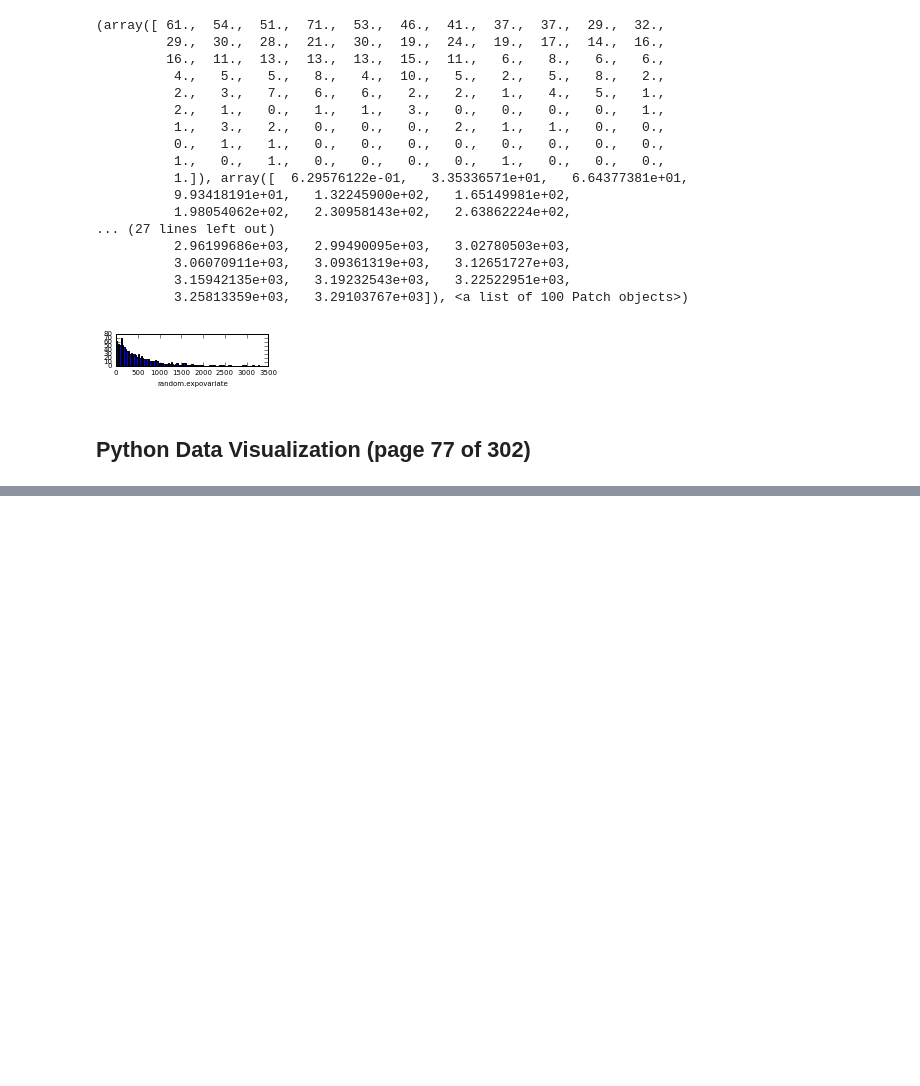
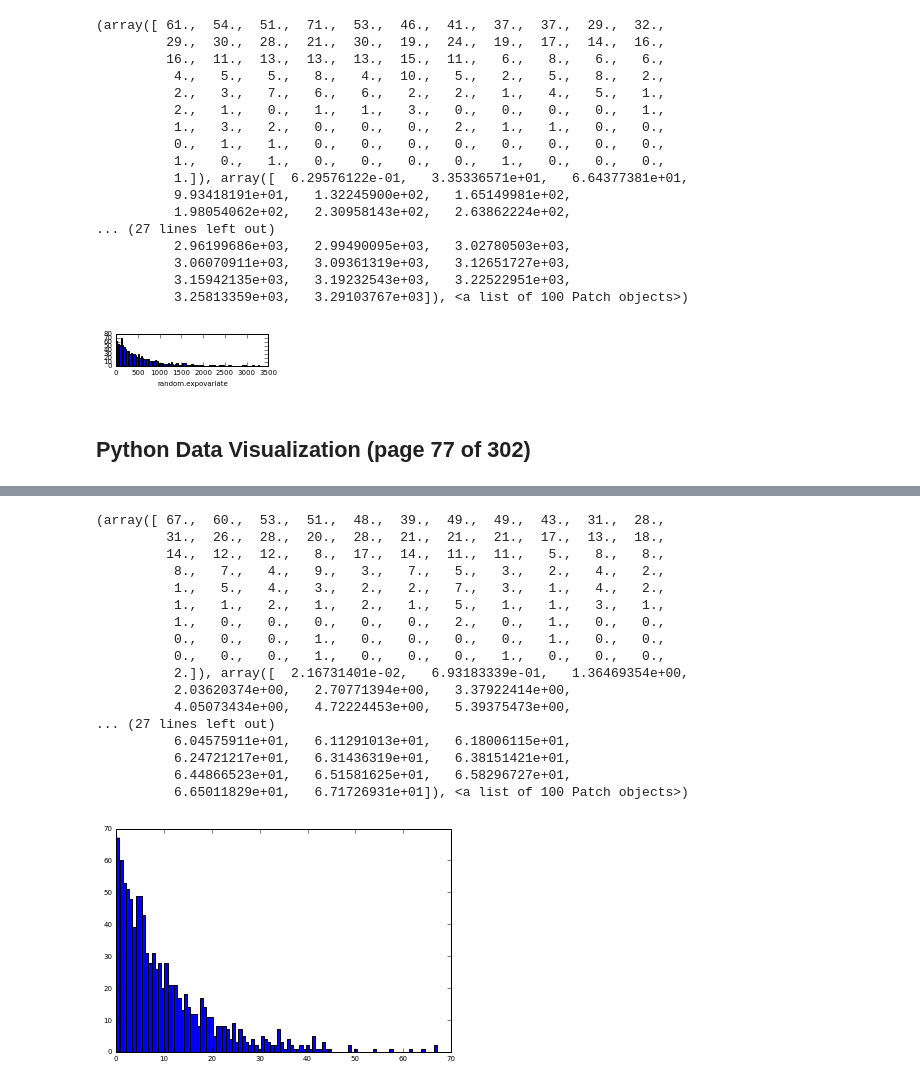
Before and after one commit to sawsimeon/Rnewbie, a Jupyter notebook: Python Data Visualization.ipynb, the cells around one changed output, grey strips where cells are left out. Drawn from its saved outputs; the diff is of its cells as text; code cells hidden in the pictures; blank space fills up the shorter version.

```diff
--- a/Python Data Visualization.ipynb
+++ b/Python Data Visualization.ipynb
@@ -404,0 +434,21 @@ plt.hist(res, buckets)
+# %%
+plt.hist(res, buckets)
+# %% [output]
+(array([ 67.,  60.,  53.,  51.,  48.,  39.,  49.,  49.,  43.,  31.,  28.,
+         31.,  26.,  28.,  20.,  28.,  21.,  21.,  21.,  17.,  13.,  18.,
+         14.,  12.,  12.,   8.,  17.,  14.,  11.,  11.,   5.,   8.,   8.,
+          8.,   7.,   4.,   9.,   3.,   7.,   5.,   3.,   2.,   4.,   2.,
+          1.,   5.,   4.,   3.,   2.,   2.,   7.,   3.,   1.,   4.,   2.,
+          1.,   1.,   2.,   1.,   2.,   1.,   5.,   1.,   1.,   3.,   1.,
+          1.,   0.,   0.,   0.,   0.,   0.,   2.,   0.,   1.,   0.,   0.,
+          0.,   0.,   0.,   1.,   0.,   0.,   0.,   0.,   1.,   0.,   0.,
+          0.,   0.,   0.,   1.,   0.,   0.,   0.,   1.,   0.,   0.,   0.,
+          2.]), array([  2.16731401e-02,   6.93183339e-01,   1.36469354e+00,
+          2.03620374e+00,   2.70771394e+00,   3.37922414e+00,
+          4.05073434e+00,   4.72224453e+00,   5.39375473e+00,
+... (27 lines left out)
+          6.04575911e+01,   6.11291013e+01,   6.18006115e+01,
+          6.24721217e+01,   6.31436319e+01,   6.38151421e+01,
+          6.44866523e+01,   6.51581625e+01,   6.58296727e+01,
+          6.65011829e+01,   6.71726931e+01]), <a list of 100 Patch objects>)
+[figure, added]
```
Also changed, not shown: parts of 45 cells of this notebook.
